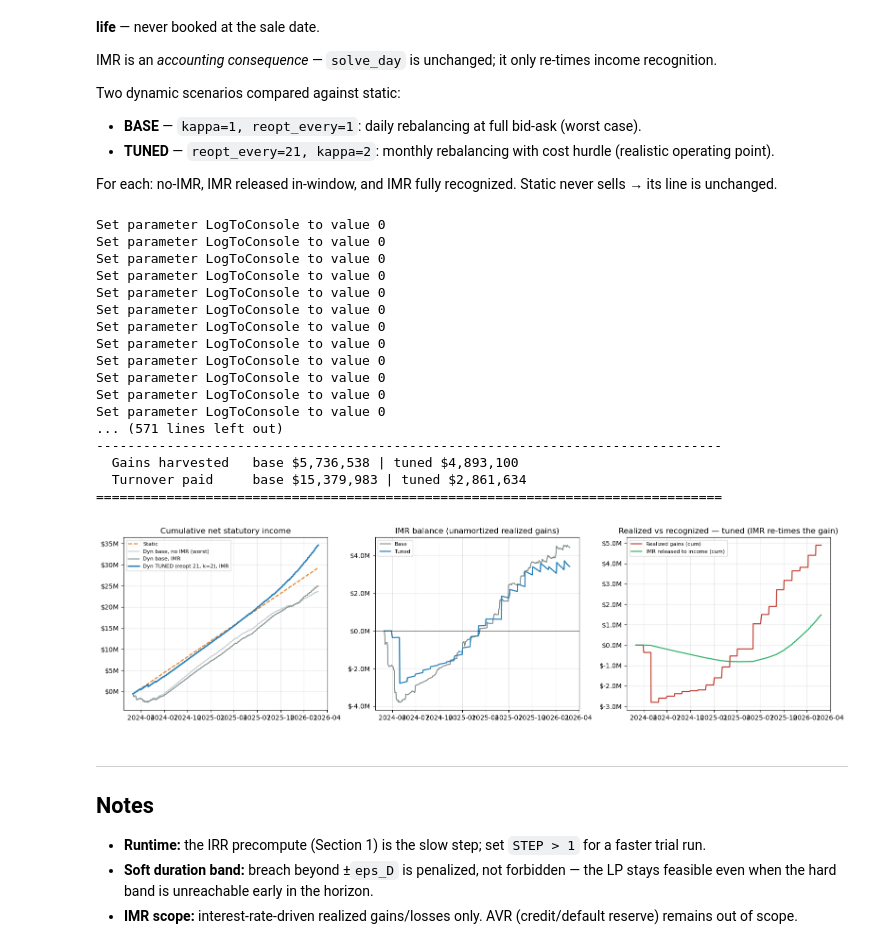
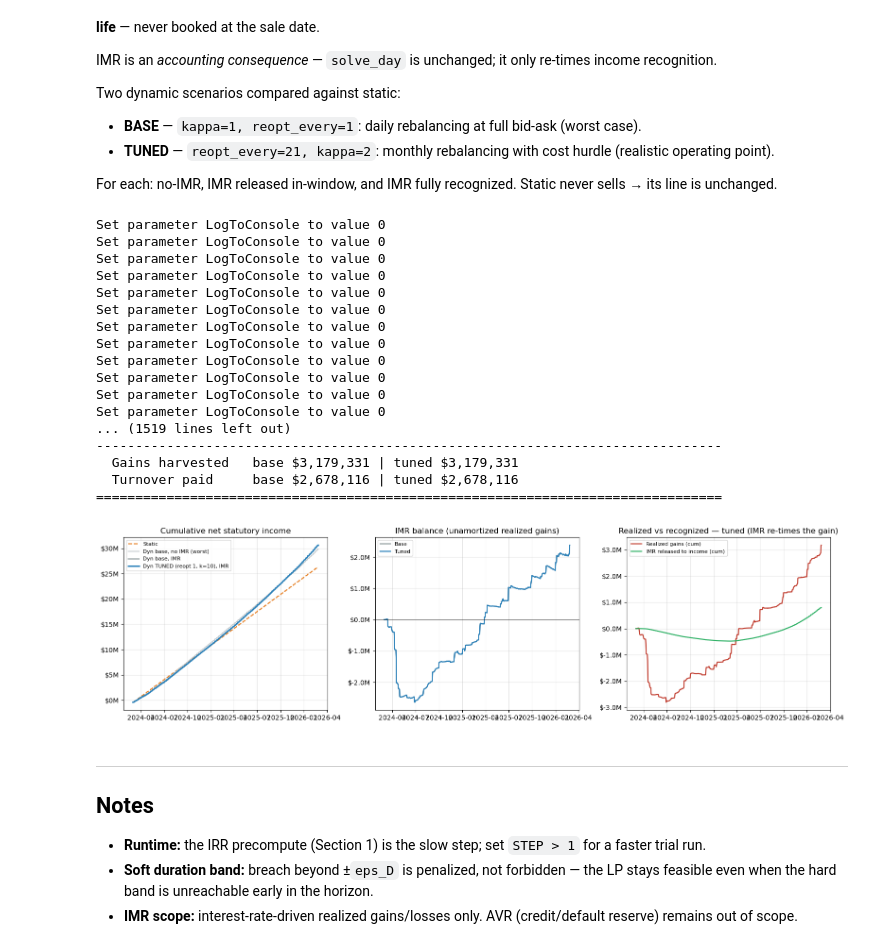
Before and after one commit to tutur787/Pyxidr-Capstone-Project, a Jupyter notebook: Optimization/Shadow & SWAP Analysis/FABN_Optimizer_SAP_Backtest_Shadow_SWAP.ipynb, the cells around one changed output. Drawn from its saved outputs; the diff is of its cells as text; code cells hidden in the pictures.

```diff
--- a/Optimization/Shadow & SWAP Analysis/FABN_Optimizer_SAP_Backtest_Shadow_SWAP.ipynb
+++ b/Optimization/Shadow & SWAP Analysis/FABN_Optimizer_SAP_Backtest_Shadow_SWAP.ipynb
@@ -410,18 +410,18 @@ solve_day() ready.
 ## Section 3 — Daily Backtest (Dynamic vs Static)
 # %%
 PARAMS = dict(
-    cost_of_capital=0.08,  # WACC on required capital (annual)
+    cost_of_capital=0.15,  # WACC on required capital (annual)
     RBC_bar        =1.5,   # required-capital multiplier on C-1
     eps_D          =0.30,  # duration band (yrs) — now SOFT (penalized beyond, not hard)
     delta_iss      =0.05,  # issuer concentration cap (5% of H)
     r_save         =r_FABN,# lending/reinvestment rate on facility surplus
     r_borrow       =0.05,  # borrowing rate on facility shortfall
     phi_sf         =0.01,  # PV shortfall cap (fraction of PV liability)
-    kappa          =1.0,   # trading-cost hurdle multiplier (LP no-trade band; >1 = trade less)
+    kappa          =10,   # trading-cost hurdle multiplier (LP no-trade band; >1 = trade less)
     dur_pen        =1.0,   # soft duration-band penalty ($ per year·$ of breach beyond ±eps_D)
     allow_post_fabn=True,  # allow buying bonds maturing AFTER the FABN (held / sold before it matures)
     # -- Swap overlay ---------------------------------------------------------
-    use_swaps       = True,
+    use_swaps       = False,
     swap_maturities = [1.0, 2.0, 3.0],   # receive-fixed swap tenors (years)
     swap_rates_k    = [0.043, 0.044, 0.045],  # fixed rates at inception (decimal)
     r_float_swap    = 0.0435,             # SOFR proxy (3M Treasury; constant for backtest)
@@ -1257,7 +1252,7 @@ For each: no-IMR, IMR released in-window, and IMR fully recognized. Static never
 #   * TUNED = a realistic operating point (monthly rebalance + a modest hurdle).
 # For each: no-IMR (coupons only) vs with-IMR (rate-driven sale gains amortized
 # over the sold bond's remaining life). Static never sells -> IMR ~ 0, unchanged.
-TUNED_REOPT, TUNED_KAPPA = 21, 2
+TUNED_REOPT, TUNED_KAPPA = 1, 10
 TUNED = dict(PARAMS, kappa=TUNED_KAPPA)
 
 dyn_noimr_df, _       = run_daily(dynamic=True, use_imr=False)                                        # base, no IMR
@@ -1300,37 +1295,37 @@ ax[0].plot(dyn_tuned_df["date"], dyn_tuned_df["CumNet"], color="#2980b9", lw=2.2
            label=f"Dyn TUNED (reopt {TUNED_REOPT}, k={TUNED_KAPPA}), IMR")
 ax[0].set_title("Cumulative net statutory income"); ax[0].legend(fontsize=8); ax[0].grid(alpha=0.3)
 ax[0].yaxis.set_major_formatter(plt.FuncFormatter(lambda v, _: f"${v/1e6:.0f}M"))
 # (2) IMR balance over time — base vs tuned
 ax[1].plot(dyn_df["date"], dyn_df["IMR_balance"], color="#7f8c8d", lw=1.5, label="Base")
 ax[1].plot(dyn_tuned_df["date"], dyn_tuned_df["IMR_balance"], color="#2980b9", lw=1.7, label="Tuned")
 ax[1].axhline(0, color="k", lw=0.6)
 ax[1].set_title("IMR balance (unamortized realized gains)"); ax[1].legend(fontsize=8); ax[1].grid(alpha=0.3)
 ax[1].yaxis.set_major_formatter(plt.FuncFormatter(lambda v, _: f"${v/1e6:.1f}M"))
 # (3) realized vs recognized (tuned) — IMR re-times the gain into income
 ax[2].plot(dyn_tuned_df["date"], dyn_tuned_df["realized_gain"].cumsum(), color="#c0392b", lw=1.6, label="Realized gains (cum)")
 ax[2].plot(dyn_tuned_df["date"], dyn_tuned_df["IMR_release"].cumsum(), color="#27ae60", lw=1.6, label="IMR released to income (cum)")
 ax[2].set_title("Realized vs recognized — tuned (IMR re-times the gain)"); ax[2].legend(fontsize=8); ax[2].grid(alpha=0.3)
 ax[2].yaxis.set_major_formatter(plt.FuncFormatter(lambda v, _: f"${v/1e6:.1f}M"))
 plt.tight_layout(); plt.show()
 # %% [output]
 Set parameter LogToConsole to value 0
 Set parameter LogToConsole to value 0
 Set parameter LogToConsole to value 0
 Set parameter LogToConsole to value 0
 Set parameter LogToConsole to value 0
 Set parameter LogToConsole to value 0
 Set parameter LogToConsole to value 0
 Set parameter LogToConsole to value 0
 Set parameter LogToConsole to value 0
 Set parameter LogToConsole to value 0
 Set parameter LogToConsole to value 0
 Set parameter LogToConsole to value 0
-... (571 lines left out)
+... (1519 lines left out)
 --------------------------------------------------------------------------------
-  Gains harvested   base $5,736,538 | tuned $4,893,100
-  Turnover paid     base $15,379,983 | tuned $2,861,634
+  Gains harvested   base $3,179,331 | tuned $3,179,331
+  Turnover paid     base $2,678,116 | tuned $2,678,116
 ================================================================================
-[figure, old version]
+[figure, new version]
 # %% [markdown]
 ---
 ## Notes
```
Also changed, not shown: parts of 9 cells of this notebook, 2 other files.
